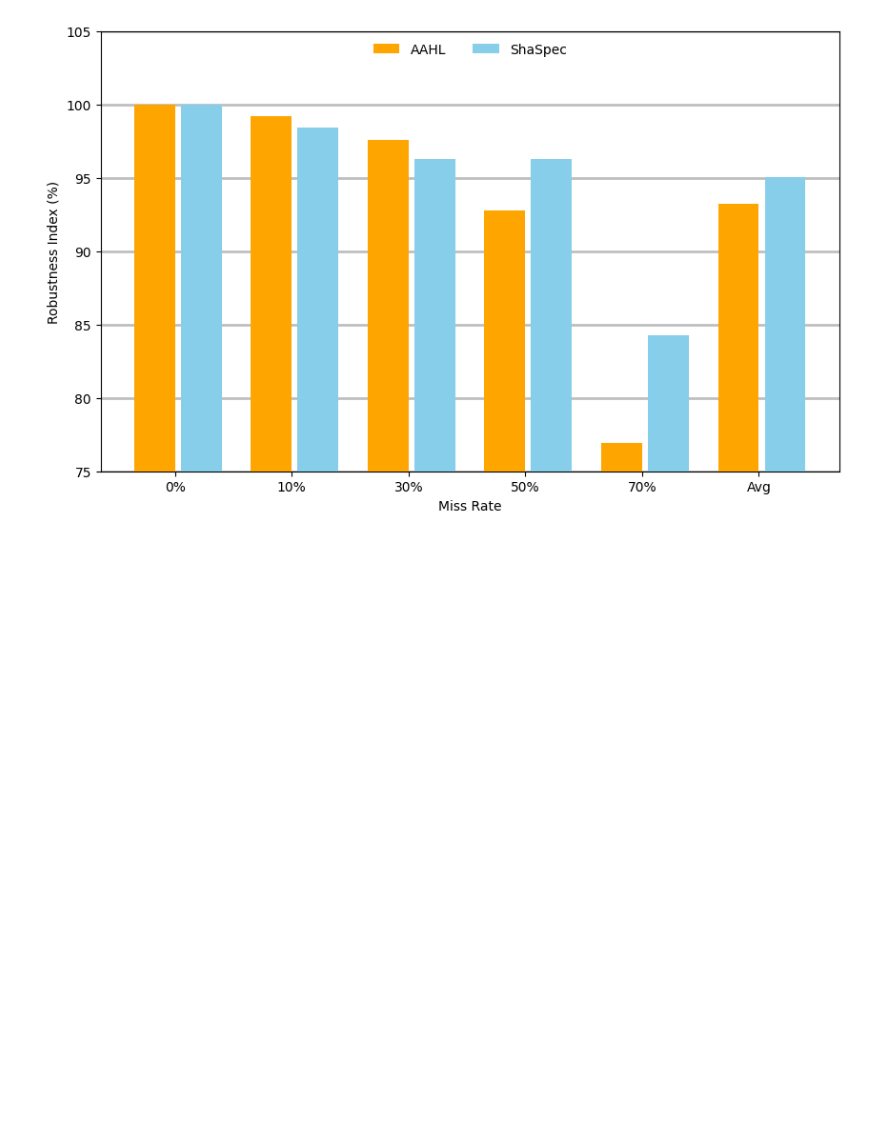
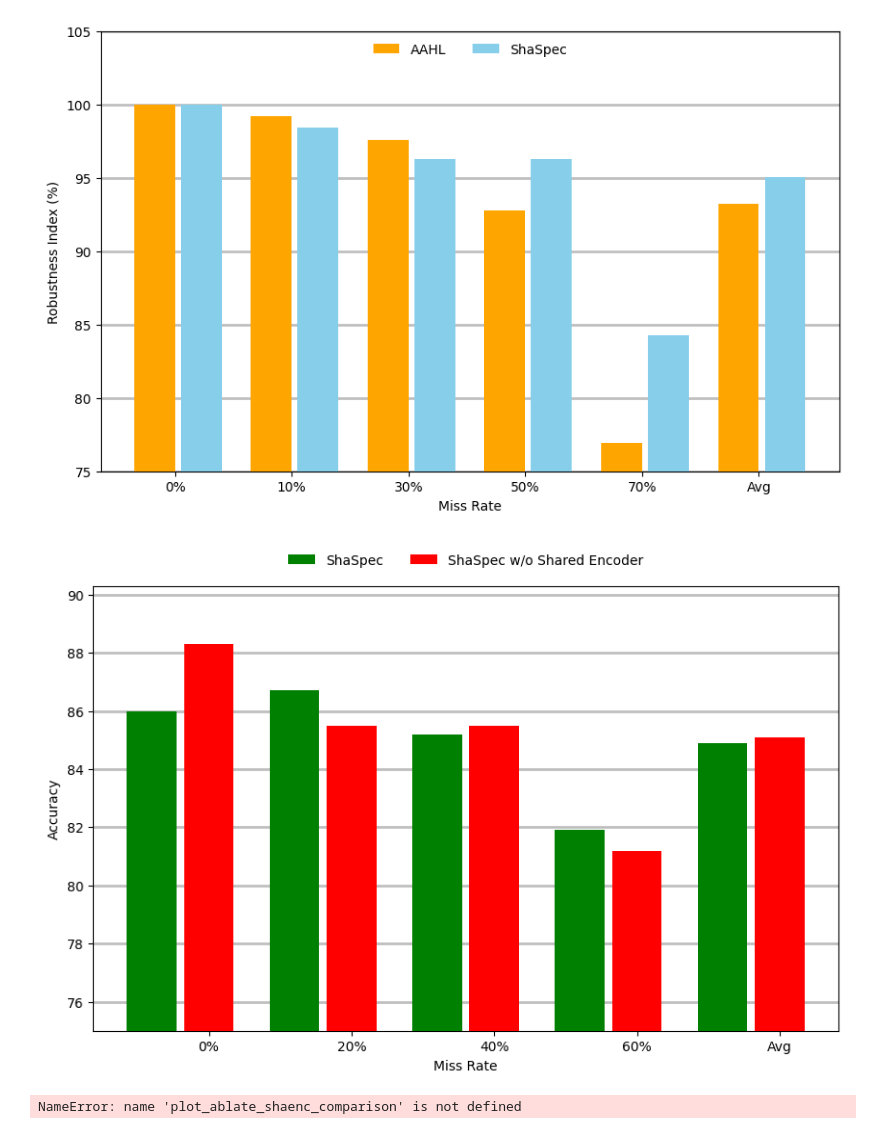
Before and after one commit to probstlukas/shaspec-har, a Jupyter notebook: plot_results.ipynb, the cells around one changed output. Saved outputs shown, nothing was run; the diff lists cells and outputs as text; code cells hidden in the pictures; blank space fills up the shorter version.

```diff
--- a/plot_results.ipynb
+++ b/plot_results.ipynb
@@ -183,0 +232,22 @@ plot_robustness_index_comparison(dataset, categories, AAHL_values, ShaSpec_value
+# %%
+# DSADS results
+dataset = "DSADS"
+ablated_label= "ShaSpec w/o Shared Encoder"
+categories = ['0%', '20%', '40%', '60%', 'Avg']
+ShaSpec_values = [86, 86.7, 85.2, 81.9, 84.9]
+ShaSpec_values_ablated = [88.3, 85.5, 85.5, 81.2, 85.1]
+
+plot_ablate_comparison(dataset, categories, ShaSpec_values, ShaSpec_values_ablated, ablated_label)
+# %% [output]
+[figure, added]
+# %%
+# REALDISP results
+dataset = "REALDISP"
+ablated_label = "ShaSpec w/o Missing Feature Generation"
+categories = ['0%', '10%', '30%', '50%', '70%', 'Avg']
+ShaSpec_values = [93.4, 91.9, 89.9, 89.9, 78.7, 88.8]
+ShaSpec_values_ablated = []
+
+plot_ablate_comparison(dataset, categories, ShaSpec_values, ShaSpec_values_ablated, ablated_label)
+# %% [output]
+NameError: name 'plot_ablate_shaenc_comparison' is not defined
```
Also changed, not shown: parts of 4 cells of this notebook, 6 other files.
